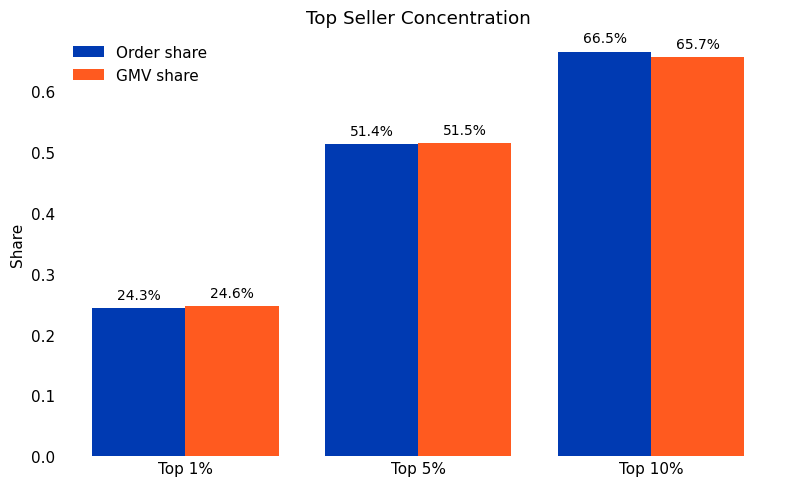
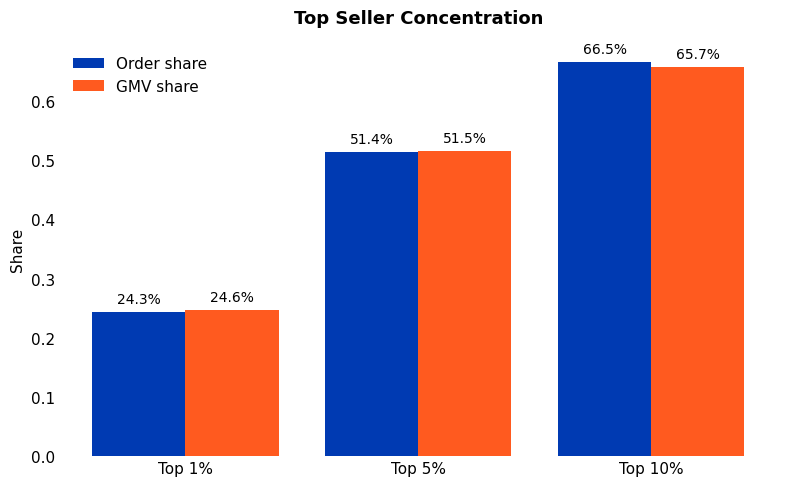
The notebook cell's code change between the first figure and the second:
--- before
+++ after
@@ -87,5 +87,5 @@
 
 ax.set_ylabel("Share")
-ax.set_title("Top Seller Concentration")
+ax.set_title("Top Seller Concentration", fontsize=13, fontweight="bold", pad=14)
 
 ax.legend(frameon=False)

Commit: Change title format of charts/plots